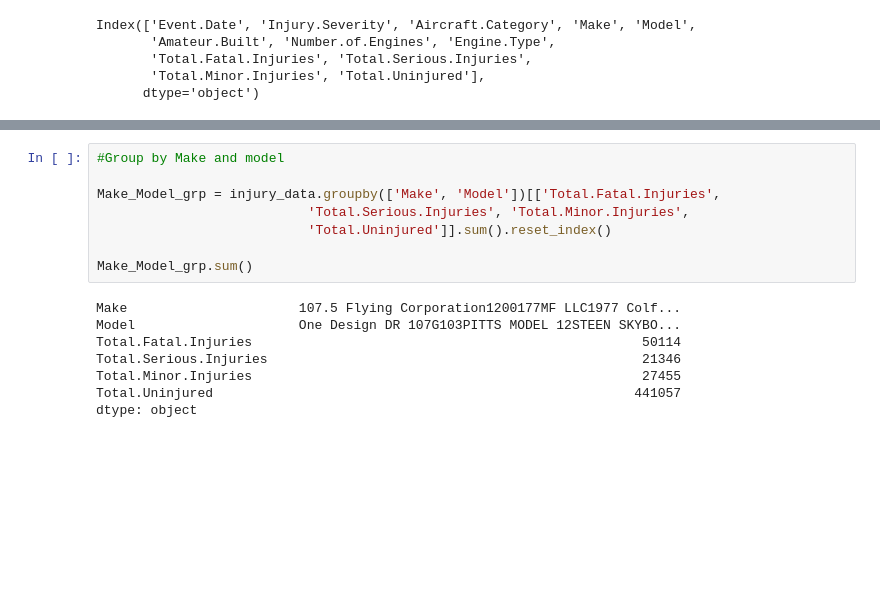
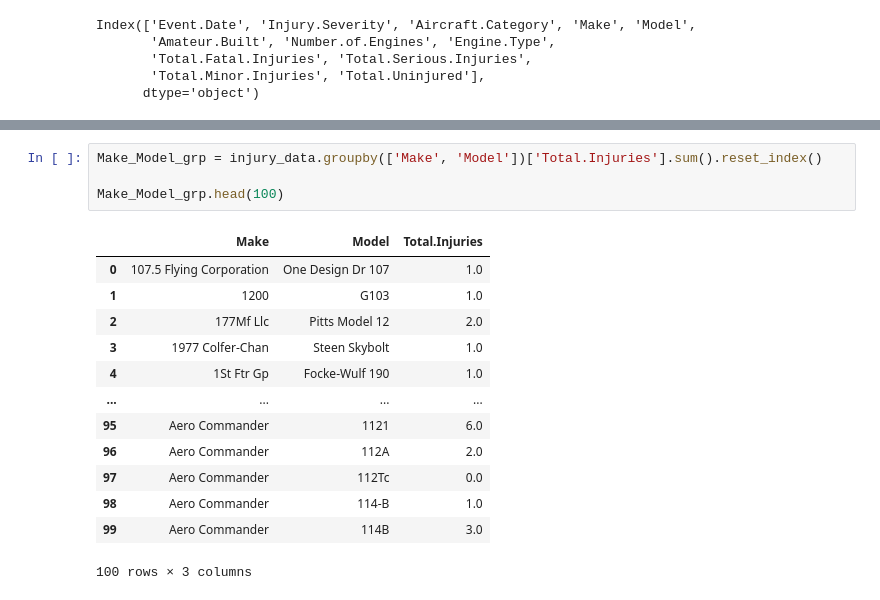
Before and after one commit to timmunene/dsc-phase-1-project-v3, a Jupyter notebook: student.ipynb, the cells around one changed output, grey strips where cells are left out. Cells and saved outputs as stored; diff of their text form; blank space fills up the shorter version.

```diff
--- a/student.ipynb
+++ b/student.ipynb
@@ -540,16 +571,18 @@ dtype: float64
 # %%
-#Group by Make and model
+Make_Model_grp = injury_data.groupby(['Make', 'Model'])['Total.Injuries'].sum().reset_index()
 
-Make_Model_grp = injury_data.groupby(['Make', 'Model'])[['Total.Fatal.Injuries',
-                           'Total.Serious.Injuries', 'Total.Minor.Injuries',
-                           'Total.Uninjured']].sum().reset_index()
-
-Make_Model_grp.sum()
+Make_Model_grp.head(100)
 # %% [output]
+|  | Make | Model | Total.Injuries |
+| 0 | 107.5 Flying Corporation | One Design Dr 107 | 1.0 |
+| 1 | 1200 | G103 | 1.0 |
+| 2 | 177Mf Llc | Pitts Model 12 | 2.0 |
+| 3 | 1977 Colfer-Chan | Steen Skybolt | 1.0 |
+| 4 | 1St Ftr Gp | Focke-Wulf 190 | 1.0 |
+| ... | ... | ... | ... |
+| 95 | Aero Commander | 1121 | 6.0 |
+| 96 | Aero Commander | 112A | 2.0 |
+| 97 | Aero Commander | 112Tc | 0.0 |
+| 98 | Aero Commander | 114-B | 1.0 |
+| 99 | Aero Commander | 114B | 3.0 |
-Make                      107.5 Flying Corporation1200177MF LLC1977 Colf...
-Model                     One Design DR 107G103PITTS MODEL 12STEEN SKYBO...
-Total.Fatal.Injuries                                                  50114
-Total.Serious.Injuries                                                21346
-Total.Minor.Injuries                                                  27455
-Total.Uninjured                                                      441057
-dtype: object
+100 rows × 3 columns
```
Also changed, not shown: parts of 12 cells of this notebook.
